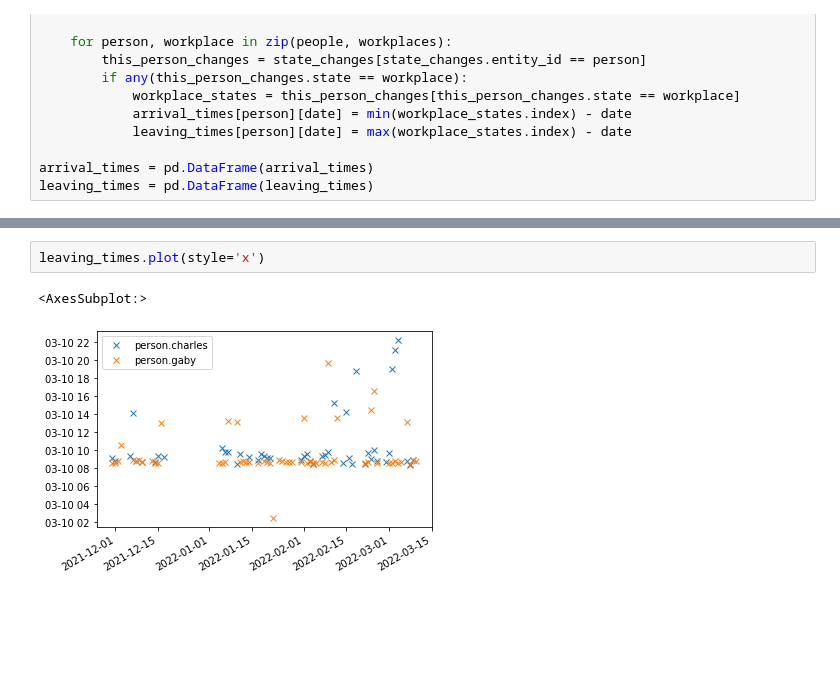
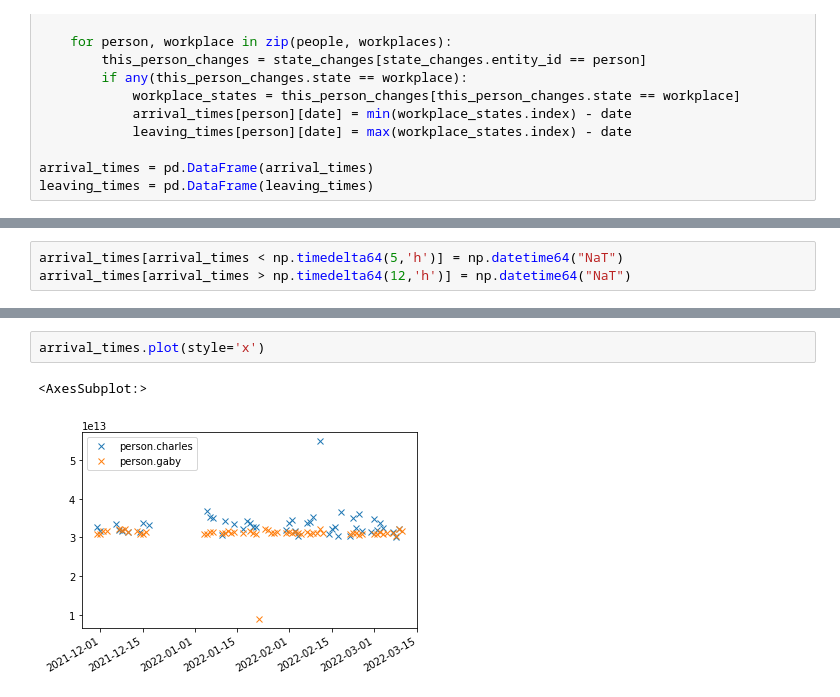
Before and after one commit to charlesbaynham/house-absolute-ha-setup, a Jupyter notebook: notebooks/plot_work_leavings.ipynb, the cells around one changed output, grey strips where cells are left out. Saved outputs shown, nothing was run; the diff lists cells and outputs as text; blank space fills up the shorter version.

```diff
--- a/notebooks/plot_work_leavings.ipynb
+++ b/notebooks/plot_work_leavings.ipynb
@@ -113,0 +119,3 @@ array([    0, 10000, 20000, 30000, 40000], dtype=timedelta64)
+# %%
+arrival_times[arrival_times < np.timedelta64(5,'h')] = np.datetime64("NaT")
+arrival_times[arrival_times > np.timedelta64(12,'h')] = np.datetime64("NaT")
@@ -114,5 +155,5 @@ array([    0, 10000, 20000, 30000, 40000], dtype=timedelta64)
 # %%
-leaving_times.plot(style='x')
+arrival_times.plot(style='x')
 # %% [output]
 <AxesSubplot:>
-[figure, old version]
+[figure, new version]
```
Also changed, not shown: parts of 7 cells of this notebook.
